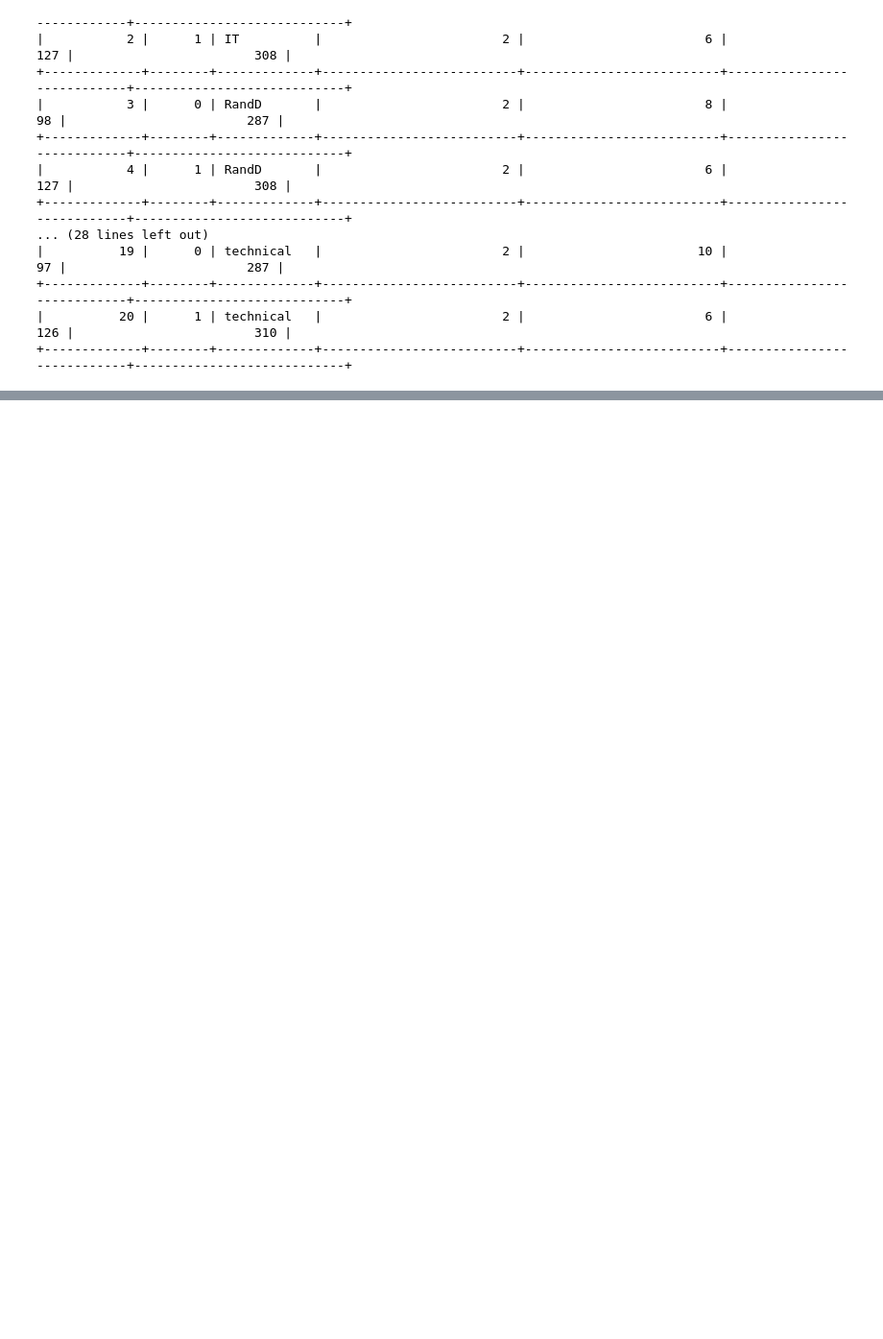
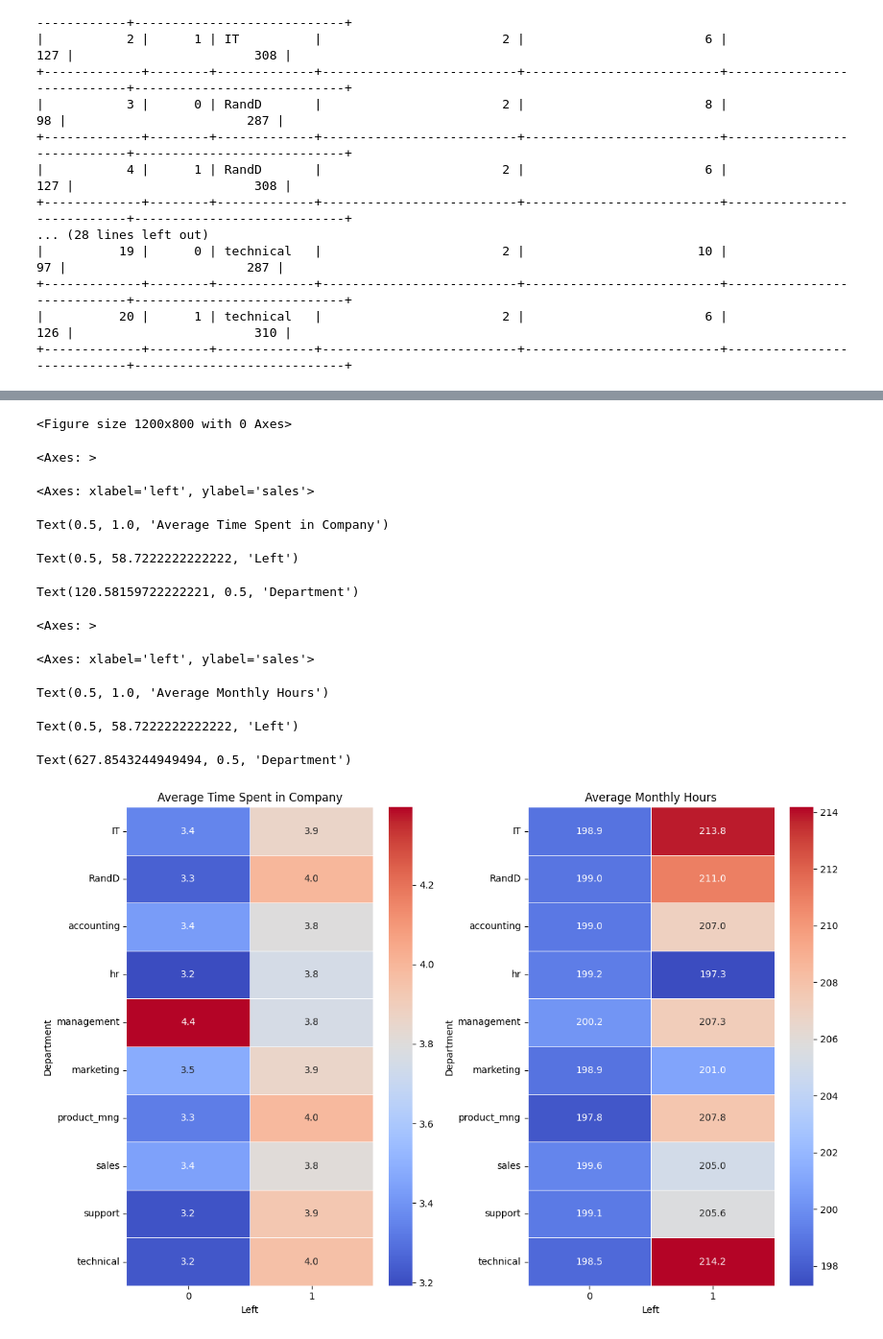
Before and after one commit to Marudhan/MiniProject, a Jupyter notebook: HR_Mini_project_.ipynb, the cells around one changed output, grey strips where cells are left out. Shown: that part at 96% size. Saved outputs shown, nothing was run; the diff lists cells and outputs as text; code cells hidden in the pictures; blank space fills up the shorter version.

```diff
--- a/HR_Mini_project_.ipynb
+++ b/HR_Mini_project_.ipynb
@@ -206,0 +381,45 @@ Minimum and Maximum Time Spent and Monthly Hours by Department and Left Status
+# %%
+import seaborn as sns
+import matplotlib.pyplot as plt
+import pandas as pd
+
+avg_time_hours = df.groupby(["left", "sales"]).agg(
+    avg_time_spend_company=("time_spend_company", "mean"),
+    avg_average_montly_hours=("average_montly_hours", "mean")
+).reset_index()
+
+# Pivot table for heatmap
+heatmap_data = avg_time_hours.pivot(index='sales', columns='left', values=['avg_time_spend_company', 'avg_average_montly_hours'])
+
+# Plot heatmap
+plt.figure(figsize=(12, 8))
+
+# Plot avg_time_spend_company
+plt.subplot(1, 2, 1)
+sns.heatmap(heatmap_data['avg_time_spend_company'], annot=True, cmap='coolwarm', fmt=".1f", linewidths=0.5)
+plt.title('Average Time Spent in Company')
+plt.xlabel('Left')
+plt.ylabel('Department')
+
+# Plot avg_average_montly_hours
+plt.subplot(1, 2, 2)
+sns.heatmap(heatmap_data['avg_average_montly_hours'], annot=True, cmap='coolwarm', fmt=".1f", linewidths=0.5)
+plt.title('Average Monthly Hours')
+plt.xlabel('Left')
+plt.ylabel('Department')
+
+plt.tight_layout()
+plt.show()
+# %% [output]
+<Figure size 1200x800 with 0 Axes>
+<Axes: >
+<Axes: xlabel='left', ylabel='sales'>
+Text(0.5, 1.0, 'Average Time Spent in Company')
+Text(0.5, 58.7222222222222, 'Left')
+Text(120.58159722222221, 0.5, 'Department')
+<Axes: >
+<Axes: xlabel='left', ylabel='sales'>
+Text(0.5, 1.0, 'Average Monthly Hours')
+Text(0.5, 58.7222222222222, 'Left')
+Text(627.8543244949494, 0.5, 'Department')
+[figure, added]
```
Also changed, not shown: parts of 6 cells of this notebook.
